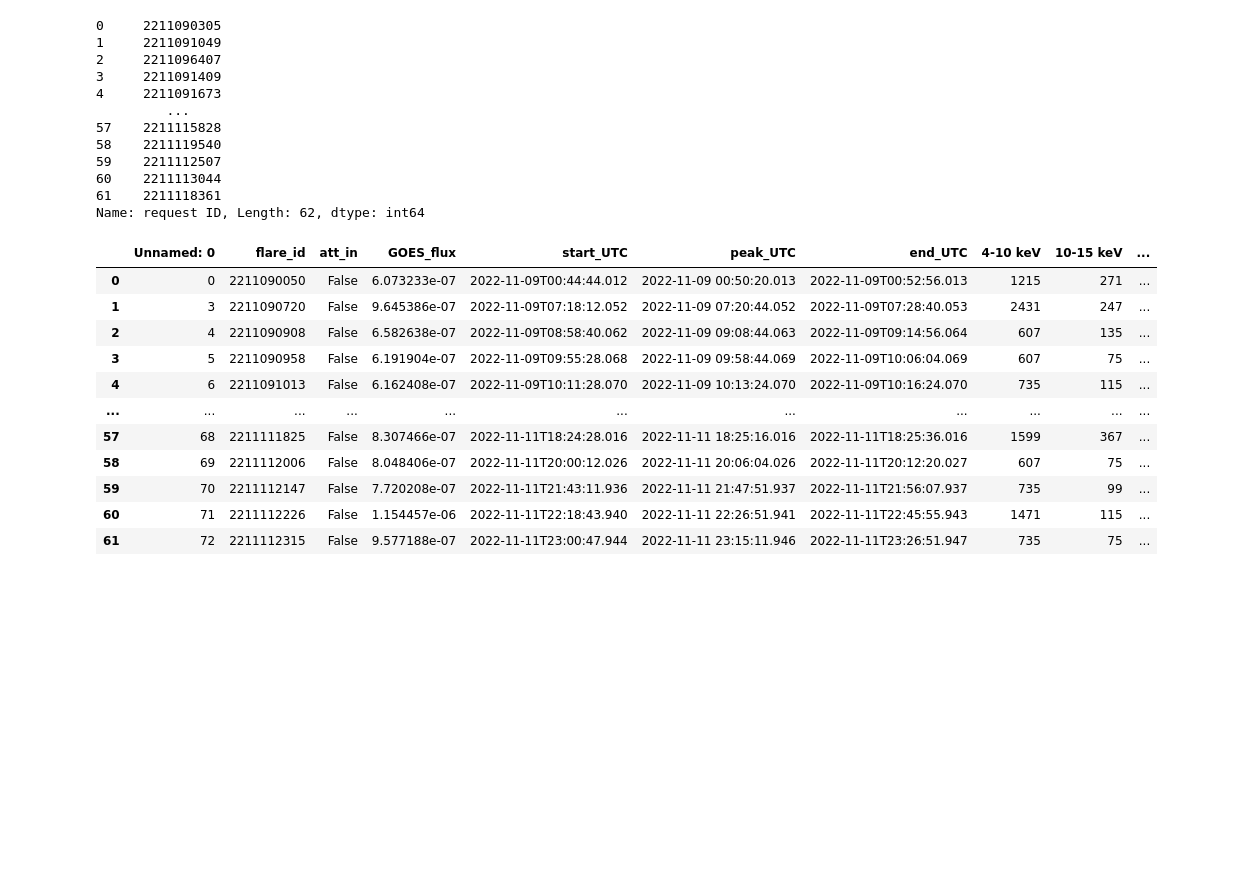
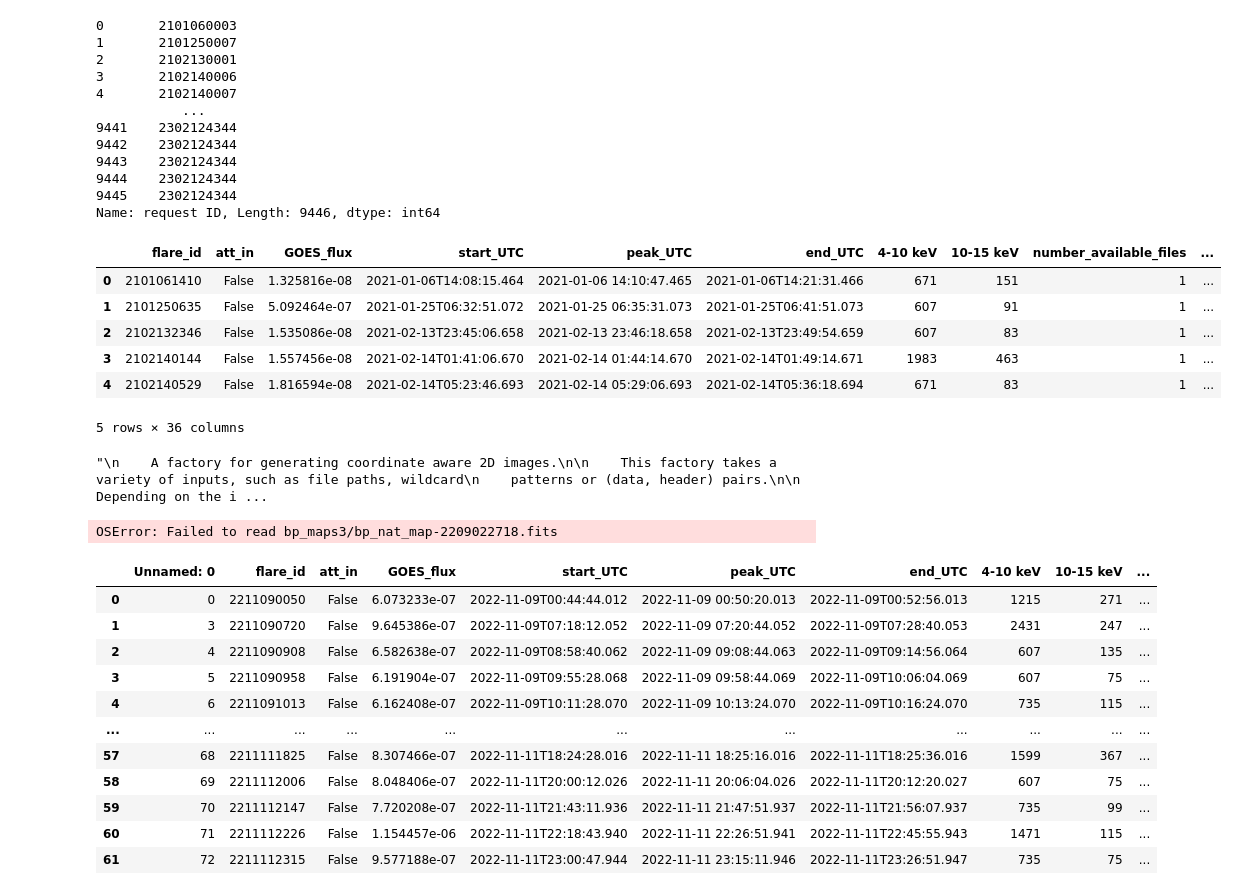
Before and after one commit to hayesla/stix_flarelist_science, a Jupyter notebook: check_bp_locations_v2.ipynb, the cells around one changed output. Drawn from its saved outputs; the diff is of its cells as text; code cells hidden in the pictures; blank space fills up the shorter version.

Commit message:
location check code

```diff
--- a/check_bp_locations_v2.ipynb
+++ b/check_bp_locations_v2.ipynb
@@ -9,30 +9,43 @@ import re
 from astropy.coordinates import SkyCoord
 import copy
 # %%
-#flare_location_df = pd.read_csv('/Users/hannahcollier/Documents/solo/data/stx_catalogue_pipeline/OneDrive_1_01-06-2023/flare_locations_firstpass.csv')
-flare_location_df = pd.read_csv('091122-121122_final_filtered_flare_list.csv')
+flare_location_df = pd.read_csv('010121-130223_final_filtered_flare_list.csv', index_col=0)
 # %%
 flare_location_df['flare location test'] = 'not tested'
 # %%
 flare_location_df['request ID']
 # %% [output]
-0     2211090305
-1     2211091049
-2     2211096407
-3     2211091409
-4     2211091673
-         ...
-57    2211115828
-58    2211119540
-59    2211112507
-60    2211113044
-61    2211118361
-Name: request ID, Length: 62, dtype: int64
+0       2101060003
+1       2101250007
+2       2102130001
+3       2102140006
+4       2102140007
+           ...
+9441    2302124344
+9442    2302124344
+9443    2302124344
+9444    2302124344
+9445    2302124344
+Name: request ID, Length: 9446, dtype: int64
+# %%
+flare_location_df.head()
+# %% [output]
+|  | flare_id | att_in | GOES_flux | start_UTC | peak_UTC | end_UTC | 4-10 keV | 10-15 keV | number_available_files | ... |
+| 0 | 2101061410 | False | 1.325816e-08 | 2021-01-06T14:08:15.464 | 2021-01-06 14:10:47.465 | 2021-01-06T14:21:31.466 | 671 | 151 | 1 | ... |
+| 1 | 2101250635 | False | 5.092464e-07 | 2021-01-25T06:32:51.072 | 2021-01-25 06:35:31.073 | 2021-01-25T06:41:51.073 | 607 | 91 | 1 | ... |
+| 2 | 2102132346 | False | 1.535086e-08 | 2021-02-13T23:45:06.658 | 2021-02-13 23:46:18.658 | 2021-02-13T23:49:54.659 | 607 | 83 | 1 | ... |
+| 3 | 2102140144 | False | 1.557456e-08 | 2021-02-14T01:41:06.670 | 2021-02-14 01:44:14.670 | 2021-02-14T01:49:14.671 | 1983 | 463 | 1 | ... |
+| 4 | 2102140529 | False | 1.816594e-08 | 2021-02-14T05:23:46.693 | 2021-02-14 05:29:06.693 | 2021-02-14T05:36:18.694 | 671 | 83 | 1 | ... |
+5 rows × 36 columns
+# %%
+Map.__doc__
+# %% [output]
+"\n    A factory for generating coordinate aware 2D images.\n\n    This factory takes a variety of inputs, such as file paths, wildcard\n    patterns or (data, header) pairs.\n\n    Depending on the i ...
 # %%
 %matplotlib inline
 filenamelist = glob('./bp_maps3/*.fits')
 filenamelist.sort()
-bp_maps = Map(filenamelist)
+bp_maps = Map(filenamelist, silence_errors=True)
 bp_maps_copy = copy.deepcopy(bp_maps)
 
 for i in range(len(bp_maps)):
@@ -54,14 +67,12 @@ for i in range(len(bp_maps)):
 
         new_max_val = bp_maps_copy[i].data.max()
 
-        #print(flare_id)
-
         if new_max_val < 0.9*original_max_val:
-            #print('location looks good')
-            flare_location_df[(flare_location_df['request ID'] == int(req_id)) & (flare_location_df['flare_id'] == int(flare_id))] = flare_location_df[(flare_location_df['request ID'] == int(req_id)) & (flare_location_df['flare_id'] == int(flare_id))].replace('not tested', 'pass')
+            flare_location_df[(flare_location_df['request ID'] == int(req_id)) & (flare_location_df['flare_id'] == int(flare_id))] = flare_location_df[(flare_location_df['request ID'] == int(req_id)) & (flare_location_df['flare_id'] == int(flare_id))].replace('not tested', 'location is reliable')
 
 
         else:
-            #print('not sure about this location')
-            flare_location_df[(flare_location_df['request ID'] == int(req_id)) & (flare_location_df['flare_id'] == int(flare_id))] = flare_location_df[(flare_location_df['request ID'] == int(req_id)) & (flare_location_df['flare_id'] == int(flare_id))].replace('not tested', 'fail')
+            flare_location_df[(flare_location_df['request ID'] == int(req_id)) & (flare_location_df['flare_id'] == int(flare_id))] = flare_location_df[(flare_location_df['request ID'] == int(req_id)) & (flare_location_df['flare_id'] == int(flare_id))].replace('not tested', 'unreliable location, check manually')
+# %% [output]
+OSError: Failed to read bp_maps3/bp_nat_map-2209022718.fits
 # %%
```
Also changed, not shown: parts of 4 cells of this notebook.
